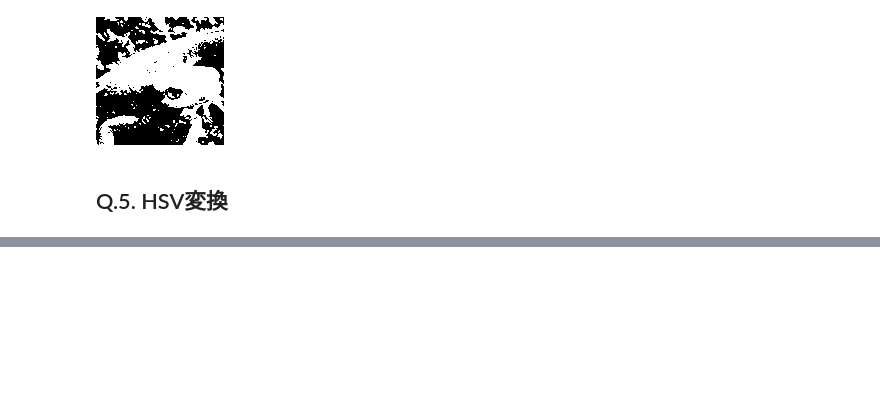
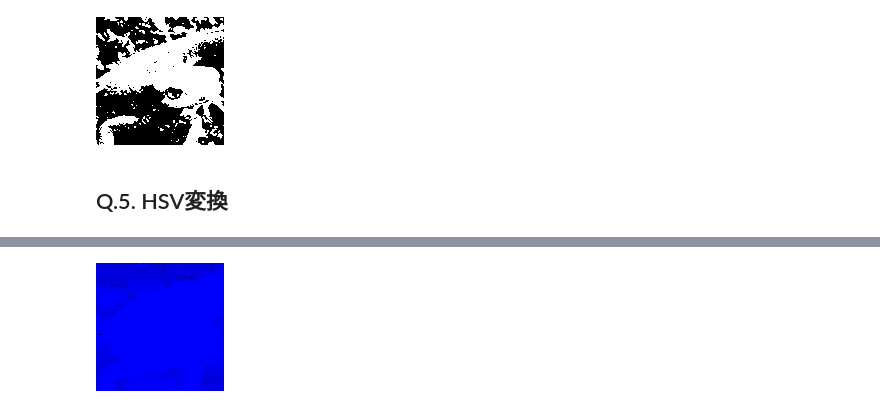
Before and after one commit to whatalnk/Gasyori100knock, a Jupyter notebook: notebooks/Question_01_10.ipynb, the cells around one changed output, grey strips where cells are left out. Cells and saved outputs as stored; diff of their text form; code cells hidden in the pictures; blank space fills up the shorter version.

```diff
--- a/notebooks/Question_01_10.ipynb
+++ b/notebooks/Question_01_10.ipynb
@@ -131,0 +199,7 @@ Threshold:  127
+# %%
+cv2_imshow(img)
+print()
+
+out = BGR2HSV(img)
+out = HSV2BGR(out)
+cv2_imshow(out)
@@ -131,0 +209,82 @@ Threshold:  127
+# %%
+def BGR2HSV(img):
+  img_ = img.copy() / 255.
+  out = np.zeros_like(img_, dtype=np.float32)
+
+  max_v = np.max(img_, axis=2).copy()
+  min_v = np.min(img_, axis=2).copy()
+  min_arg = np.argmin(img_, axis=2)
+
+  # H
+  out[..., 0][np.where(max_v == min_v)] = 0
+  # Min == B; H = (60 * (G - R) / (Max - Min) + 60)
+  ind = np.where(min_arg == 0)
+  out[..., 0][ind] = 60 * (img_[..., 1][ind] - img_[..., 2][ind]) / (max_v[ind] - min_v[ind]) + 60
+
+  # Min == R; H = (60 * (B - G) / (Max - Min) + 180)
+  ind = np.where(min_arg == 2)
+  out[..., 0][ind] = 60 * (img_[..., 0][ind] - img_[..., 1][ind]) / (max_v[ind] - min_v[ind]) + 180
+
+  # Min == G; H = (60 * (R - B) / (Max - Min) + 300)
+  ind = np.where(min_arg == 1)
+  out[..., 0][ind] = 60 * (img_[..., 2][ind] - img_[..., 0][ind]) / (max_v[ind] - min_v[ind]) + 300
+
+  # S
+  out[..., 1] = max_v.copy() - min_v.copy()
+
+  # V
+  out[..., 2] = max_v.copy()
+
+  return out
+
+def HSV2BGR(_img, hsv):
+	img = _img.copy() / 255.
+
+	# get max and min
+	max_v = np.max(img, axis=2).copy()
+	min_v = np.min(img, axis=2).copy()
+
+	out = np.zeros_like(img)
+
+	H = hsv[..., 0]
+	S = hsv[..., 1]
+	V = hsv[..., 2]
+
+	C = S
+	H_ = H / 60.
+	X = C * (1 - np.abs( H_ % 2 - 1))
+	Z = np.zeros_like(H)
+
+	vals = [[Z,X,C], [Z,C,X], [X,C,Z], [C,X,Z], [C,Z,X], [X,Z,C]]
+
+	for i in range(6):
+		ind = np.where((i <= H_) & (H_ < (i+1)))
+		out[..., 0][ind] = (V - C)[ind] + vals[i][0][ind]
+		out[..., 1][ind] = (V - C)[ind] + vals[i][1][ind]
+		out[..., 2][ind] = (V - C)[ind] + vals[i][2][ind]
+
+	out[np.where(max_v == min_v)] = 0
+	out = np.clip(out, 0, 1)
+	out = (out * 255).astype(np.uint8)
+
+	return out
+
+
+img = cv2.imread("imori.jpg").astype(np.float32)
+cv2_imshow(img)
+print()
+
+# BGR => HSV
+img_hsv = BGR2HSV(img)
+cv2_imshow(img_hsv)
+print()
+
+# H を反転
+img_hsv[..., 0] = (img_hsv[..., 0] + 180) % 360
+cv2_imshow(img_hsv)
+print()
+
+# HSV => BGR
+img_hsv_bgr = HSV2BGR(img, img_hsv)
+cv2_imshow(img_hsv_bgr)
+# %% [output]
@@ -131,0 +292 @@ Threshold:  127
+[figure, added]
```
Also changed, not shown: parts of 6 cells of this notebook.
